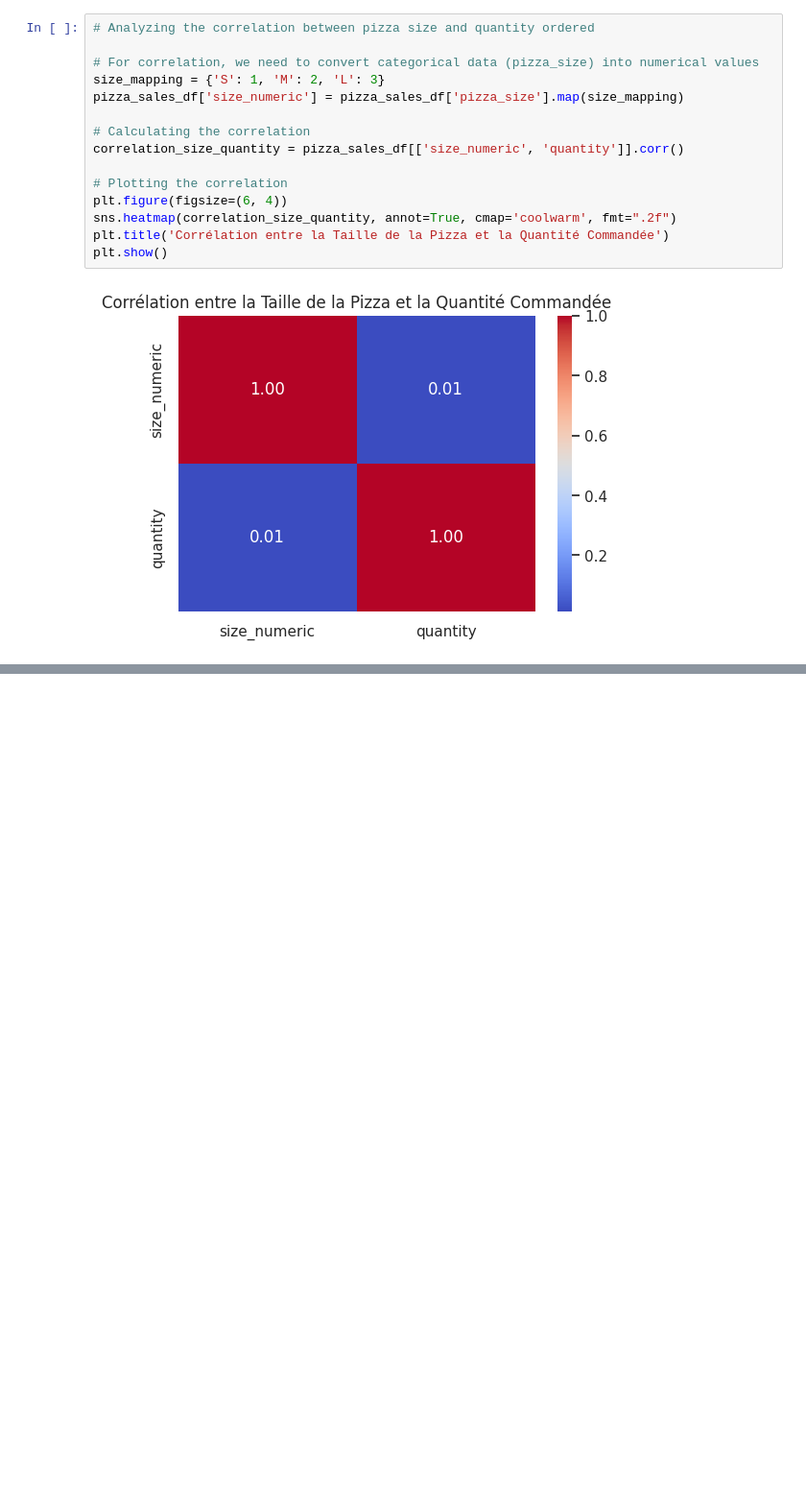
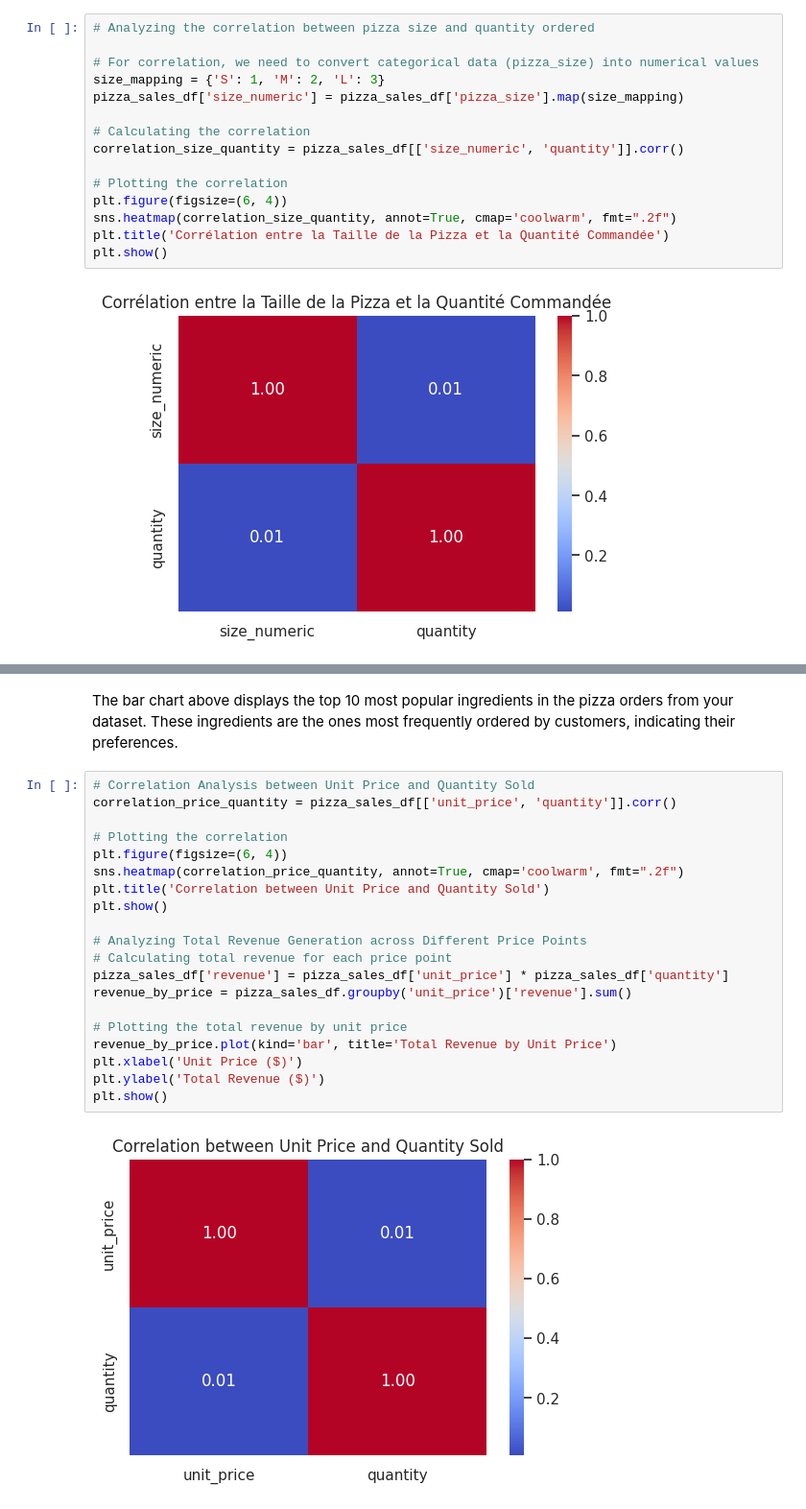
Before and after one commit to Enam88/Pizza-o-jo, a Jupyter notebook: pizza_eda.ipynb, the cells around one changed output, grey strips where cells are left out. Shown at 96% size. Saved outputs shown, nothing was run; the diff lists cells and outputs as text; blank space fills up the shorter version.

```diff
--- a/pizza_eda.ipynb
+++ b/pizza_eda.ipynb
@@ -873,0 +892,24 @@ plt.show()
+# %% [markdown]
+The bar chart above displays the top 10 most popular ingredients in the pizza orders from your dataset. These ingredients are the ones most frequently ordered by customers, indicating their preferences.
+# %%
+# Correlation Analysis between Unit Price and Quantity Sold
+correlation_price_quantity = pizza_sales_df[['unit_price', 'quantity']].corr()
+
+# Plotting the correlation
+plt.figure(figsize=(6, 4))
+sns.heatmap(correlation_price_quantity, annot=True, cmap='coolwarm', fmt=".2f")
+plt.title('Correlation between Unit Price and Quantity Sold')
+plt.show()
+
+# Analyzing Total Revenue Generation across Different Price Points
+# Calculating total revenue for each price point
+pizza_sales_df['revenue'] = pizza_sales_df['unit_price'] * pizza_sales_df['quantity']
+revenue_by_price = pizza_sales_df.groupby('unit_price')['revenue'].sum()
+
+# Plotting the total revenue by unit price
+revenue_by_price.plot(kind='bar', title='Total Revenue by Unit Price')
+plt.xlabel('Unit Price ($)')
+plt.ylabel('Total Revenue ($)')
+plt.show()
+# %% [output]
+[figure, added]
```
Also changed, not shown: parts of 7 cells of this notebook.
